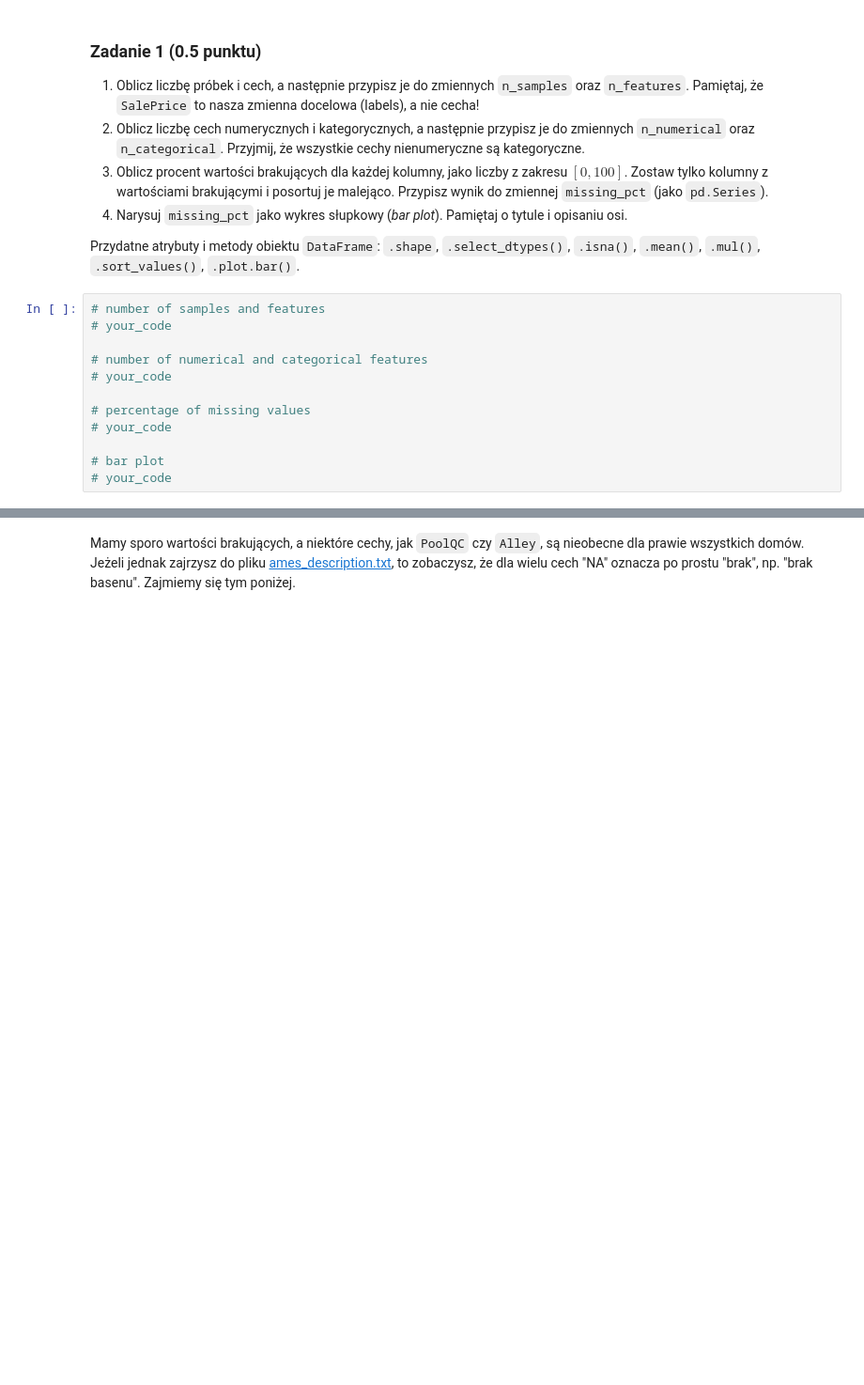
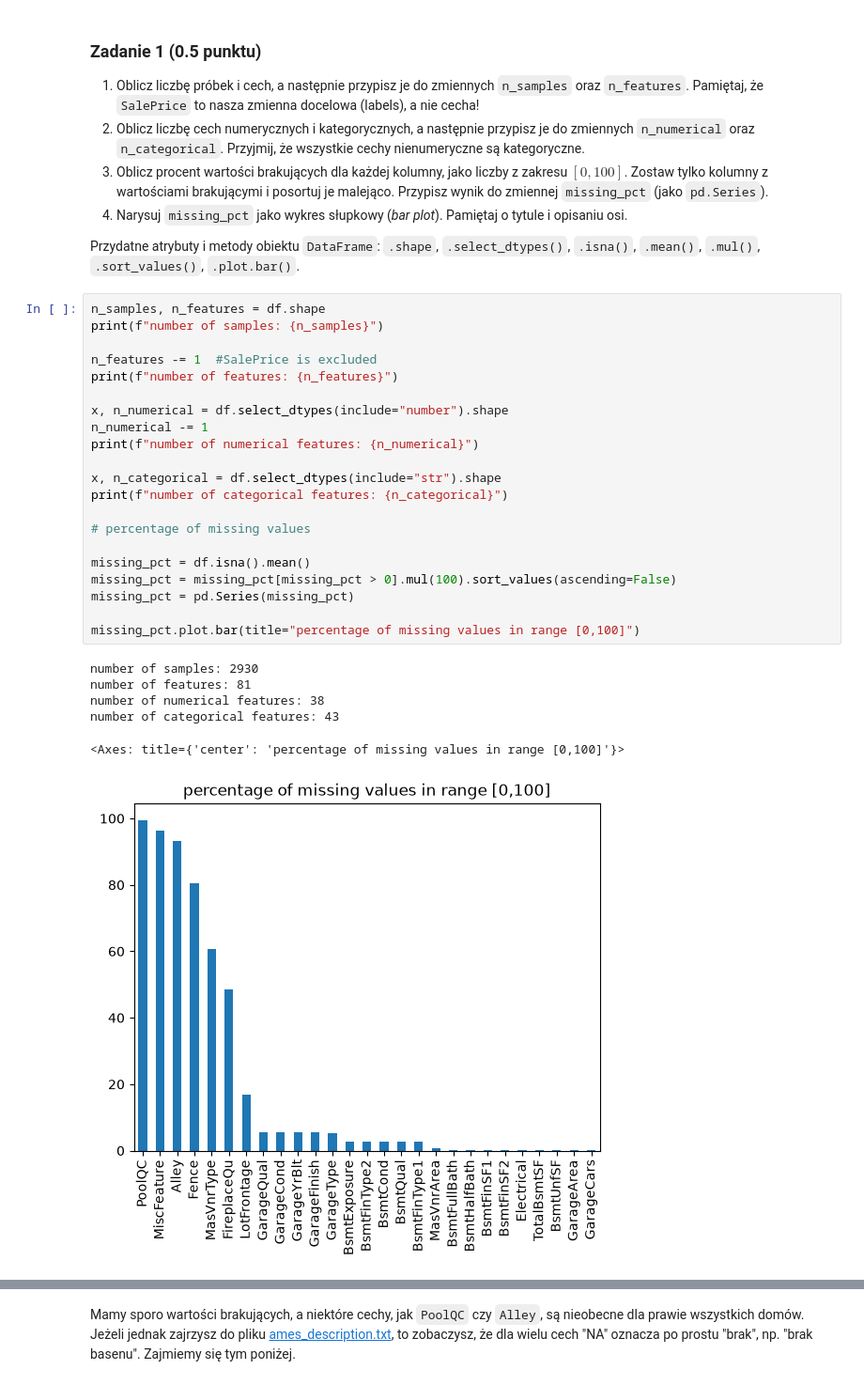
Before and after one commit to WerminskiGabriel/AGH-Fundamentals_of_AI, a Jupyter notebook: lab1/lab_1.ipynb, the cells around one changed output, grey strips where cells are left out. Shown at 94% size. Drawn from its saved outputs; the diff is of its cells as text; blank space fills up the shorter version.

```diff
--- a/lab1/lab_1.ipynb
+++ b/lab1/lab_1.ipynb
@@ -105,18 +149,34 @@ df.describe().T
 4. Narysuj `missing_pct` jako wykres słupkowy (*bar plot*). Pamiętaj o tytule i opisaniu osi.
 
 Przydatne atrybuty i metody obiektu `DataFrame`: `.shape`, `.select_dtypes()`, `.isna()`, `.mean()`, `.mul()`, `.sort_values()`, `.plot.bar()`.
-# %%
-# number of samples and features
-# your_code
-
-# number of numerical and categorical features
-# your_code
-
-# percentage of missing values
-# your_code
-
-# bar plot
-# your_code
+# %%
+n_samples, n_features = df.shape
+print(f"number of samples: {n_samples}")
+
+n_features -= 1  #SalePrice is excluded
+print(f"number of features: {n_features}")
+
+x, n_numerical = df.select_dtypes(include="number").shape
+n_numerical -= 1
+print(f"number of numerical features: {n_numerical}")
+
+x, n_categorical = df.select_dtypes(include="str").shape
+print(f"number of categorical features: {n_categorical}")
+
+# percentage of missing values
+
+missing_pct = df.isna().mean()
+missing_pct = missing_pct[missing_pct > 0].mul(100).sort_values(ascending=False)
+missing_pct = pd.Series(missing_pct)
+
+missing_pct.plot.bar(title="percentage of missing values in range [0,100]")
+# %% [output]
+number of samples: 2930
+number of features: 81
+number of numerical features: 38
+number of categorical features: 43
+<Axes: title={'center': 'percentage of missing values in range [0,100]'}>
+[figure, added]
 # %%
 assert n_samples == 2930
 assert n_features == 81
```
Also changed, not shown: parts of 51 cells of this notebook.
